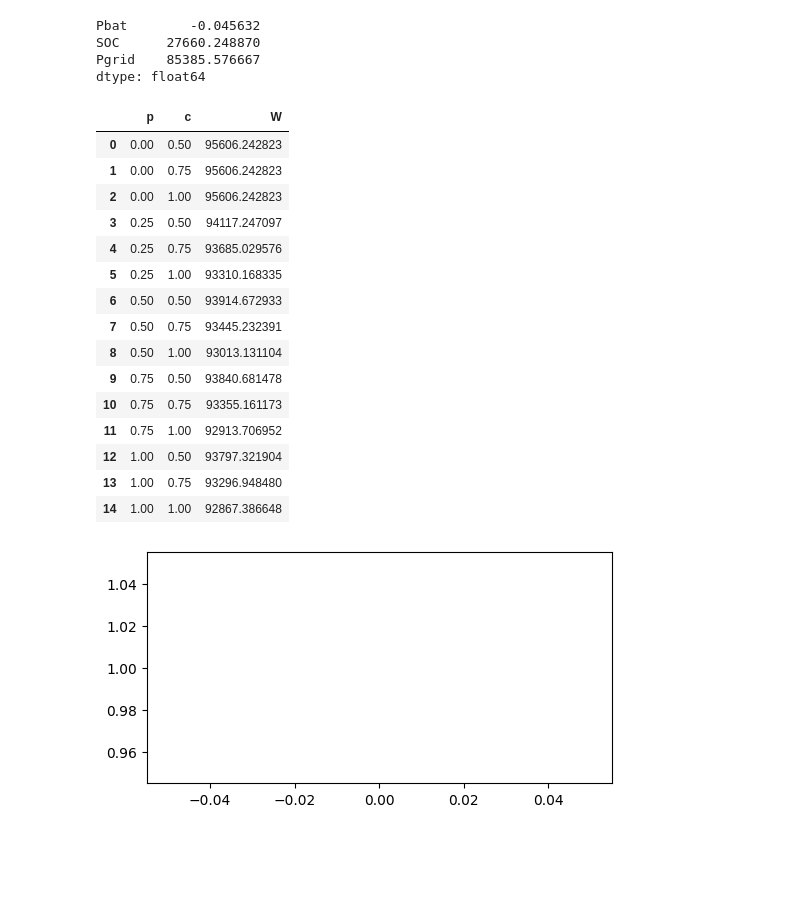
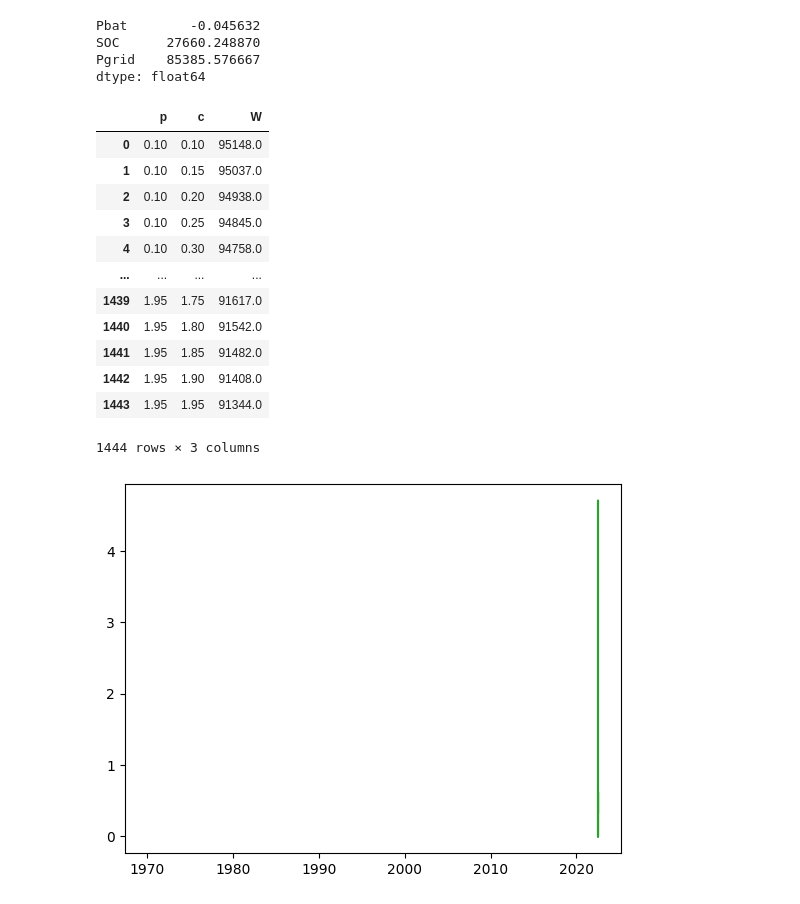
Before and after one commit to Shai670/Residential_consumption_modeling, a Jupyter notebook: battery04.09.ipynb, the cells around one changed output. Saved outputs shown, nothing was run; the diff lists cells and outputs as text; code cells hidden in the pictures; blank space fills up the shorter version.

```diff
--- a/battery04.09.ipynb
+++ b/battery04.09.ipynb
@@ -198,39 +199,34 @@ Pgrid    85385.576667
 dtype: float64
 # %%
 result = pd.DataFrame()
-start = '2022-01-01'
-end = '2023-01-01'
 
 i = 0
-for p in [0, .25, .5, .75, 1.]:
-    for c in [.5, .75, 1.]:
+for p in np.arange(0.1, 2, .05):
+    for c in np.arange(0.1, 2, .05):
         output = solar_battery_calc(Pnom=p, capacity=c)
 
         result.loc[i, "p"] = p
         result.loc[i, "c"] = c
-        result.loc[i, "W"] = output["Pgrid"].sum()
+        result.loc[i, "W"] = output["Pgrid"].sum().round()
 
         i += 1
-plt.figure(figsize=(6,3))
 plt.plot(p, label='Мощность')
-plt.plot(c, label='Ёмкость солнечной батареи')
+plt.plot(c, label='Ёмкость солнечной панели')
+plt.plot(Pgrid, label='Электропотребелние')
 
 result
 # %% [output]
 |  | p | c | W |
-| 0 | 0.00 | 0.50 | 95606.242823 |
-| 1 | 0.00 | 0.75 | 95606.242823 |
-| 2 | 0.00 | 1.00 | 95606.242823 |
-| 3 | 0.25 | 0.50 | 94117.247097 |
-| 4 | 0.25 | 0.75 | 93685.029576 |
-| 5 | 0.25 | 1.00 | 93310.168335 |
-| 6 | 0.50 | 0.50 | 93914.672933 |
-| 7 | 0.50 | 0.75 | 93445.232391 |
-| 8 | 0.50 | 1.00 | 93013.131104 |
-| 9 | 0.75 | 0.50 | 93840.681478 |
-| 10 | 0.75 | 0.75 | 93355.161173 |
-| 11 | 0.75 | 1.00 | 92913.706952 |
-| 12 | 1.00 | 0.50 | 93797.321904 |
-| 13 | 1.00 | 0.75 | 93296.948480 |
-| 14 | 1.00 | 1.00 | 92867.386648 |
+| 0 | 0.10 | 0.10 | 95148.0 |
+| 1 | 0.10 | 0.15 | 95037.0 |
+| 2 | 0.10 | 0.20 | 94938.0 |
+| 3 | 0.10 | 0.25 | 94845.0 |
+| 4 | 0.10 | 0.30 | 94758.0 |
+| ... | ... | ... | ... |
+| 1439 | 1.95 | 1.75 | 91617.0 |
+| 1440 | 1.95 | 1.80 | 91542.0 |
+| 1441 | 1.95 | 1.85 | 91482.0 |
+| 1442 | 1.95 | 1.90 | 91408.0 |
+| 1443 | 1.95 | 1.95 | 91344.0 |
+1444 rows × 3 columns
-[figure, old version]
+[figure, new version]
```
Also changed, not shown: parts of 3 cells of this notebook.
